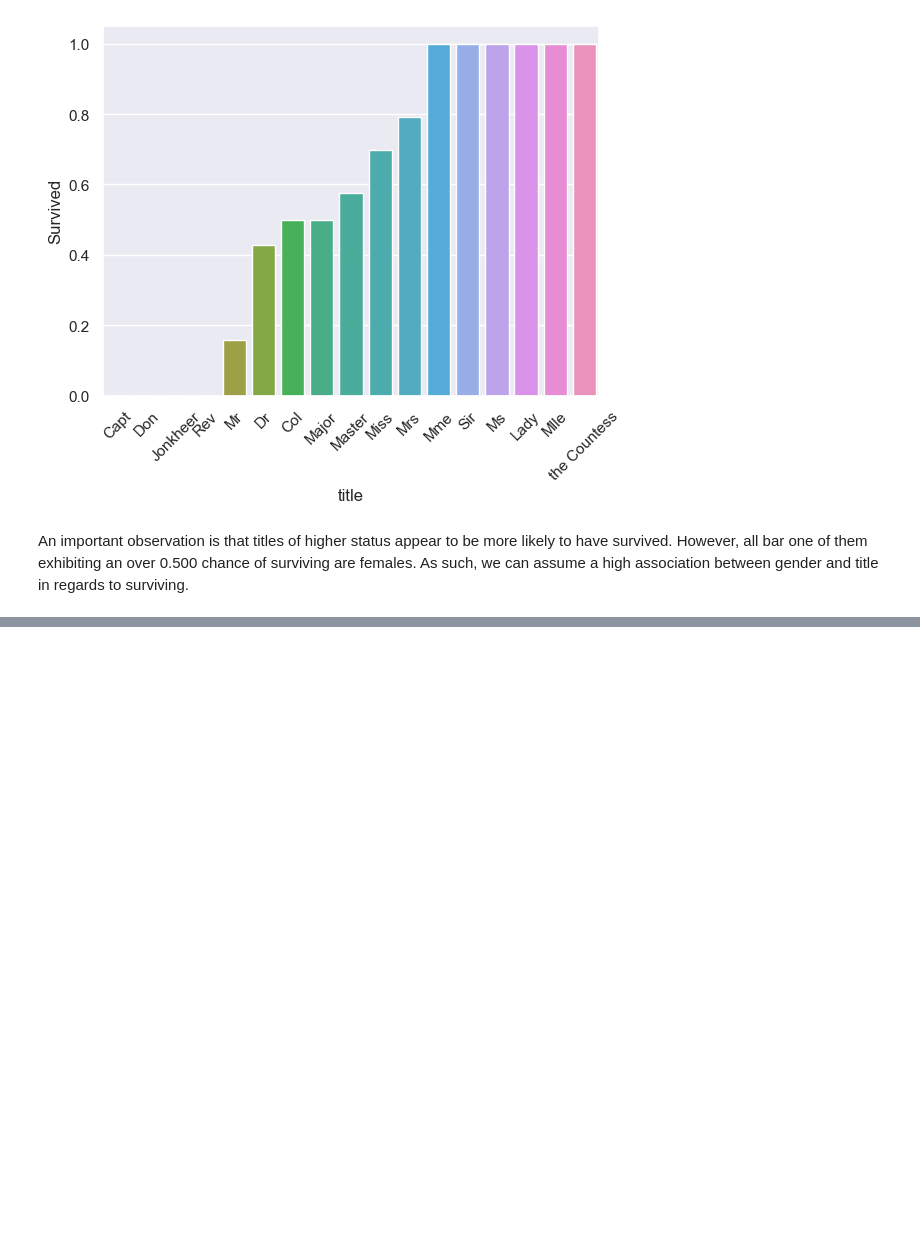
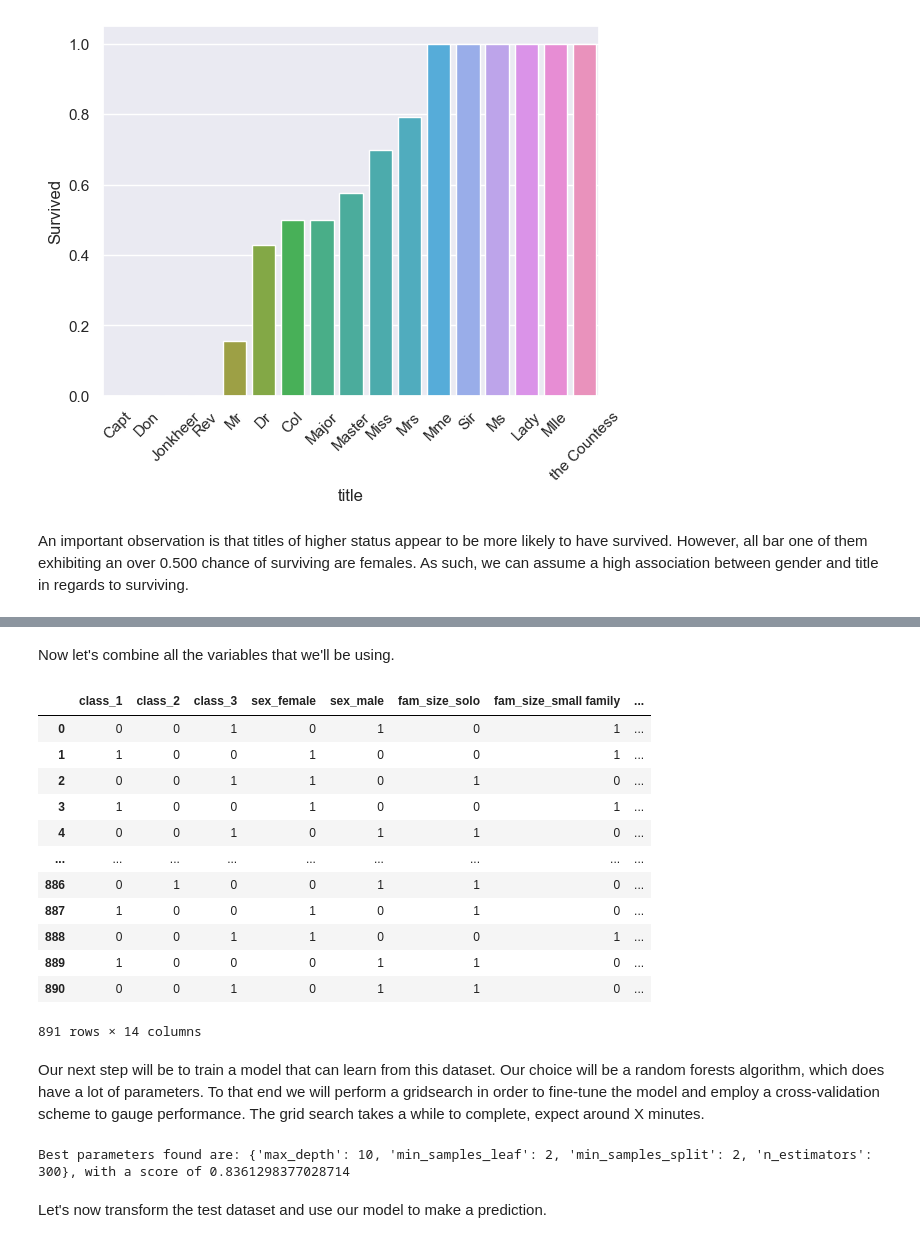
Before and after one commit to isevr/kaggle, a Jupyter notebook: Titanic/feat engi.ipynb, the cells around one changed output, grey strips where cells are left out. Saved outputs shown, nothing was run; the diff lists cells and outputs as text; code cells hidden in the pictures; blank space fills up the shorter version.

```diff
--- a/Titanic/feat engi.ipynb
+++ b/Titanic/feat engi.ipynb
@@ -229,0 +236,3 @@ An important observation is that titles of higher status appear to be more likel
+# %%
+pclass = pd.get_dummies(train.Pclass, prefix='class').astype(int)
+pclass
@@ -229,0 +255,4 @@ An important observation is that titles of higher status appear to be more likel
+# %%
+sex = pd.get_dummies(train.Sex, prefix='sex').astype(int)
+family = pd.get_dummies(train.family_size, prefix='fam_size').astype(int)
+age = pd.get_dummies(train.Age_Cat, prefix='age').astype(int)
@@ -229,0 +268,42 @@ An important observation is that titles of higher status appear to be more likel
+# %% [markdown]
+Now let's combine all the variables that we'll be using.
+# %%
+df = pd.concat([pclass, sex, family, age, train.Survived],axis=1)
+df
+# %% [output]
+|  | class_1 | class_2 | class_3 | sex_female | sex_male | fam_size_solo | fam_size_small family | ... |
+| 0 | 0 | 0 | 1 | 0 | 1 | 0 | 1 | ... |
+| 1 | 1 | 0 | 0 | 1 | 0 | 0 | 1 | ... |
+| 2 | 0 | 0 | 1 | 1 | 0 | 1 | 0 | ... |
+| 3 | 1 | 0 | 0 | 1 | 0 | 0 | 1 | ... |
+| 4 | 0 | 0 | 1 | 0 | 1 | 1 | 0 | ... |
+| ... | ... | ... | ... | ... | ... | ... | ... | ... |
+| 886 | 0 | 1 | 0 | 0 | 1 | 1 | 0 | ... |
+| 887 | 1 | 0 | 0 | 1 | 0 | 1 | 0 | ... |
+| 888 | 0 | 0 | 1 | 1 | 0 | 0 | 1 | ... |
+| 889 | 1 | 0 | 0 | 0 | 1 | 1 | 0 | ... |
+| 890 | 0 | 0 | 1 | 0 | 1 | 1 | 0 | ... |
+891 rows × 14 columns
+# %% [markdown]
+Our next step will be to train a model that can learn from this dataset. Our choice will be a random forests algorithm, which does have a lot of parameters. To that end we will perform a gridsearch in order to fine-tune the model and employ a cross-validation scheme to gauge performance. The grid search takes a while to complete, expect around X minutes.
+# %%
+scoring = ['accuracy','precision_macro','recall_macro','f1_macro']
+param_grid = {
+    'n_estimators': [100, 200, 300, 500],
+    'max_depth': [10, 20, 30],
+    'min_samples_split': [2, 5, 10],
+    'min_samples_leaf': [1, 2, 4],
+}
+
+grid = GridSearchCV(RandomForestClassifier(),
+                    param_grid,
+                    cv=10,
+                    refit='accuracy',
+                    scoring=scoring)
+
+grid.fit(df.iloc[:,:-1], df.iloc[:,-1])
+print(f'Best parameters found are: {grid.best_params_}, with a score of {grid.best_score_}')
+# %% [output]
+Best parameters found are: {'max_depth': 10, 'min_samples_leaf': 2, 'min_samples_split': 2, 'n_estimators': 300}, with a score of 0.8361298377028714
+# %% [markdown]
+Let's now transform the test dataset and use our model to make a prediction.
```
Also changed, not shown: parts of 7 cells of this notebook, 1 other file.
